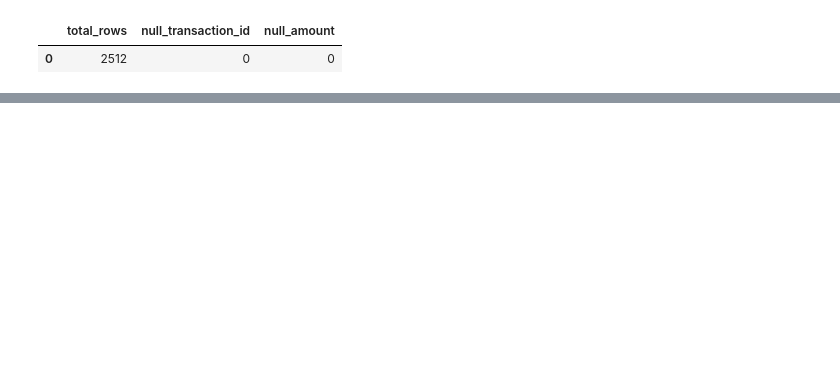
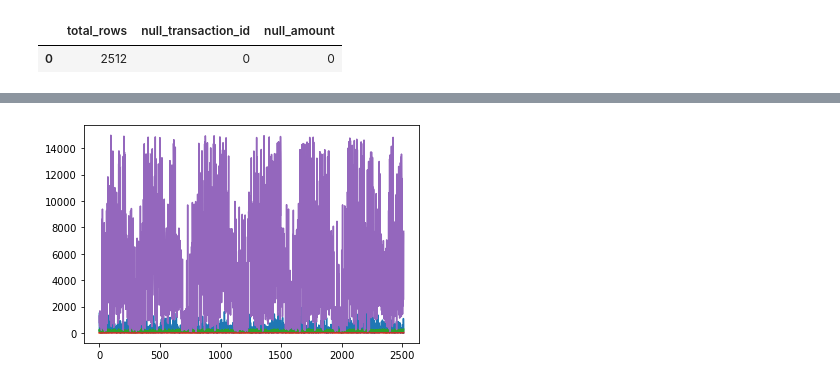
Before and after one commit to Sodiqlef/Customer-Transaction-Analysis, a Jupyter notebook: Untitled.ipynb, the cells around one changed output, grey strips where cells are left out. Drawn from its saved outputs; the diff is of its cells as text; code cells hidden in the pictures; blank space fills up the shorter version.

```diff
--- a/Untitled.ipynb
+++ b/Untitled.ipynb
@@ -28,3 +30,7 @@ FROM customer-transaction-analysis.customer_data.transactions;
 # %% [output]
 |  | total_rows | null_transaction_id | null_amount |
 | 0 | 2512 | 0 | 0 |
+# %%
+# read into csv
+query = "SELECT * FROM customer-transaction-analysis.customer_data.transactions"
+df = read_gbq(query, project_id="customer-transaction-analysis")
@@ -30,0 +94,5 @@ FROM customer-transaction-analysis.customer_data.transactions;
+# %%
+for col in num_cols:
+    df[col].plot();
+# %% [output]
+[figure, added]
```
Also changed, not shown: parts of 8 cells of this notebook.
